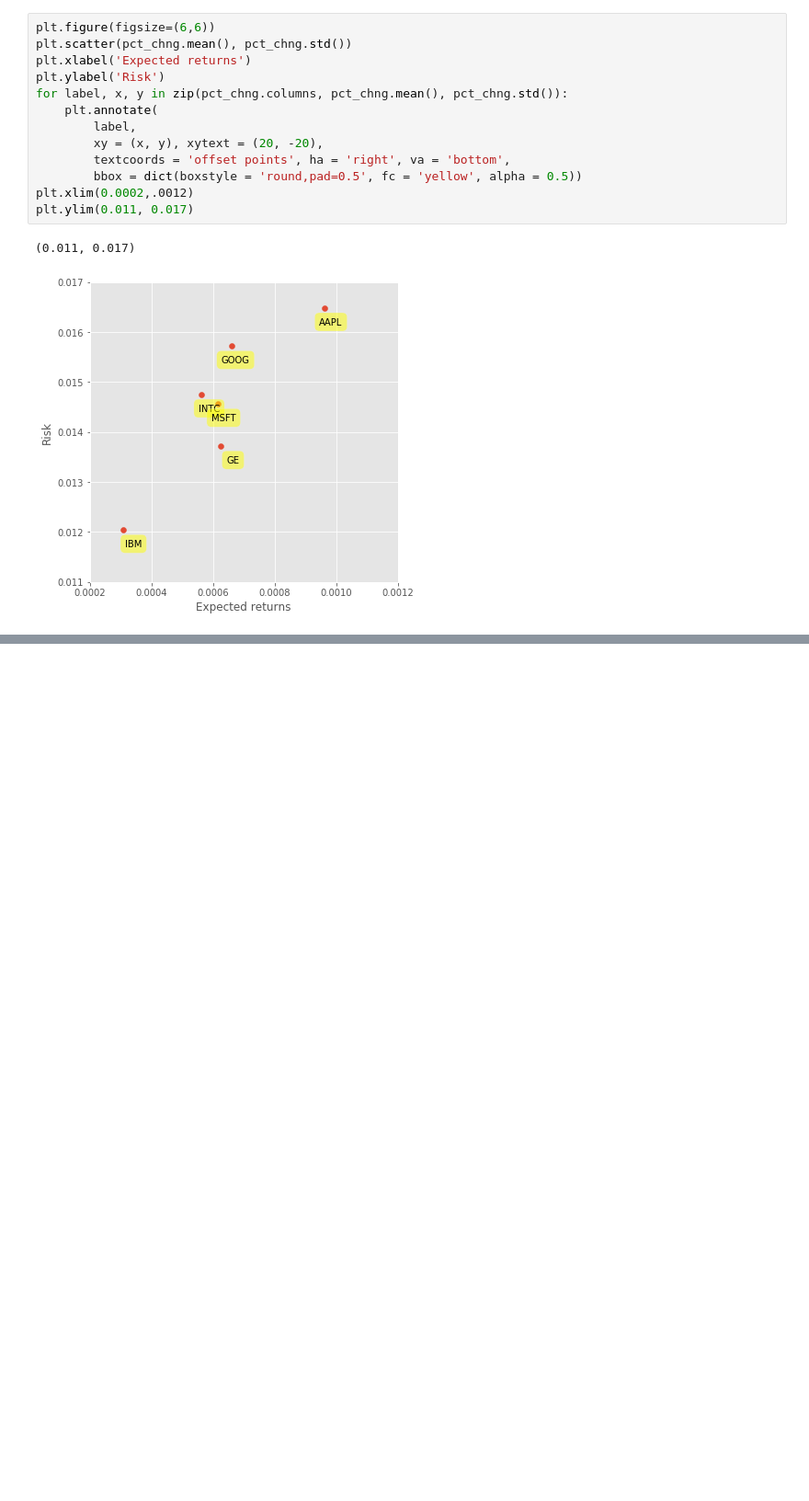
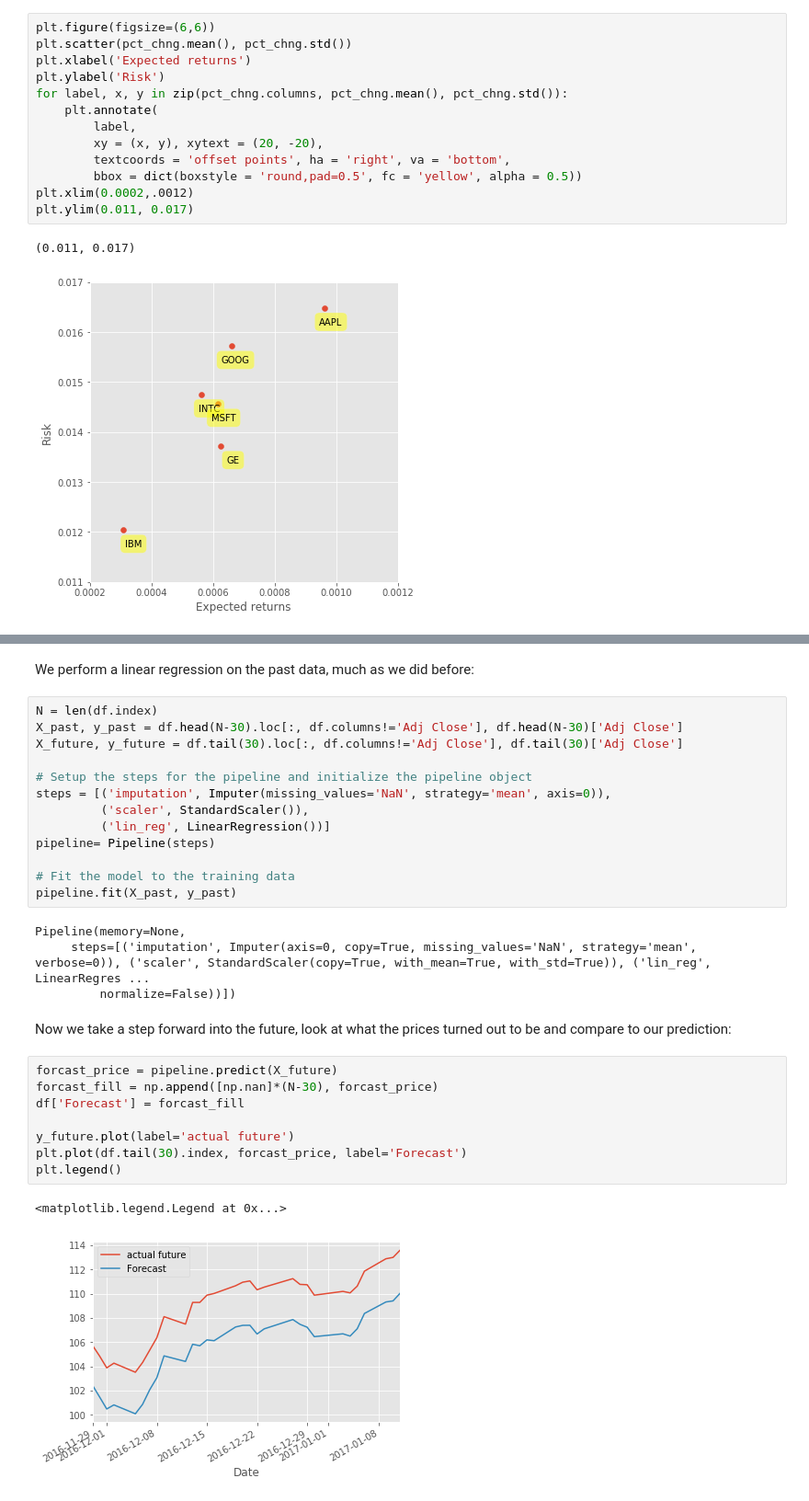
Before and after one commit to ecrowell4/RecreationalAnalytics, a Jupyter notebook: StocksAnalysis_Beginner.ipynb, the cells around one changed output, grey strips where cells are left out. Shown at 92% size. Drawn from its saved outputs; the diff is of its cells as text; blank space fills up the shorter version.

```diff
--- a/StocksAnalysis_Beginner.ipynb
+++ b/StocksAnalysis_Beginner.ipynb
@@ -178,0 +230,32 @@ Note the clear positive correlation between Expected returns and risk. In a way
+# %% [markdown]
+We perform a linear regression on the past data, much as we did before:
+# %%
+N = len(df.index)
+X_past, y_past = df.head(N-30).loc[:, df.columns!='Adj Close'], df.head(N-30)['Adj Close']
+X_future, y_future = df.tail(30).loc[:, df.columns!='Adj Close'], df.tail(30)['Adj Close']
+
+# Setup the steps for the pipeline and initialize the pipeline object
+steps = [('imputation', Imputer(missing_values='NaN', strategy='mean', axis=0)),
+         ('scaler', StandardScaler()),
+         ('lin_reg', LinearRegression())]
+pipeline= Pipeline(steps)
+
+# Fit the model to the training data
+pipeline.fit(X_past, y_past)
+# %% [output]
+Pipeline(memory=None,
+     steps=[('imputation', Imputer(axis=0, copy=True, missing_values='NaN', strategy='mean', verbose=0)), ('scaler', StandardScaler(copy=True, with_mean=True, with_std=True)), ('lin_reg', LinearRegres ...
+         normalize=False))])
+# %% [markdown]
+Now we take a step forward into the future, look at what the prices turned out to be and compare to our prediction:
+# %%
+forcast_price = pipeline.predict(X_future)
+forcast_fill = np.append([np.nan]*(N-30), forcast_price)
+df['Forecast'] = forcast_fill
+
+y_future.plot(label='actual future')
+plt.plot(df.tail(30).index, forcast_price, label='Forecast')
+plt.legend()
+# %% [output]
+<matplotlib.legend.Legend at 0x...>
+[figure, added]
```
Also changed, not shown: parts of 16 cells of this notebook.
